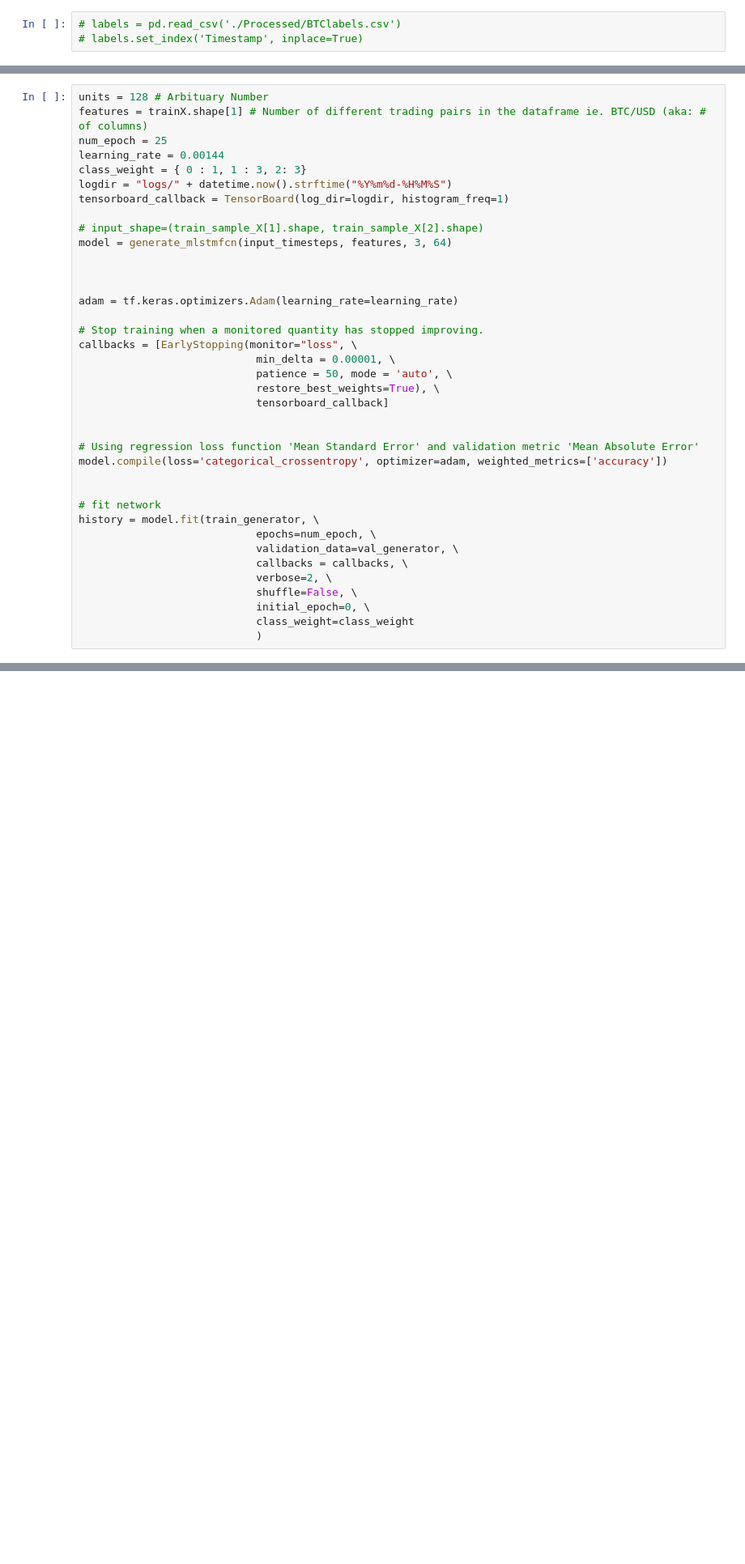
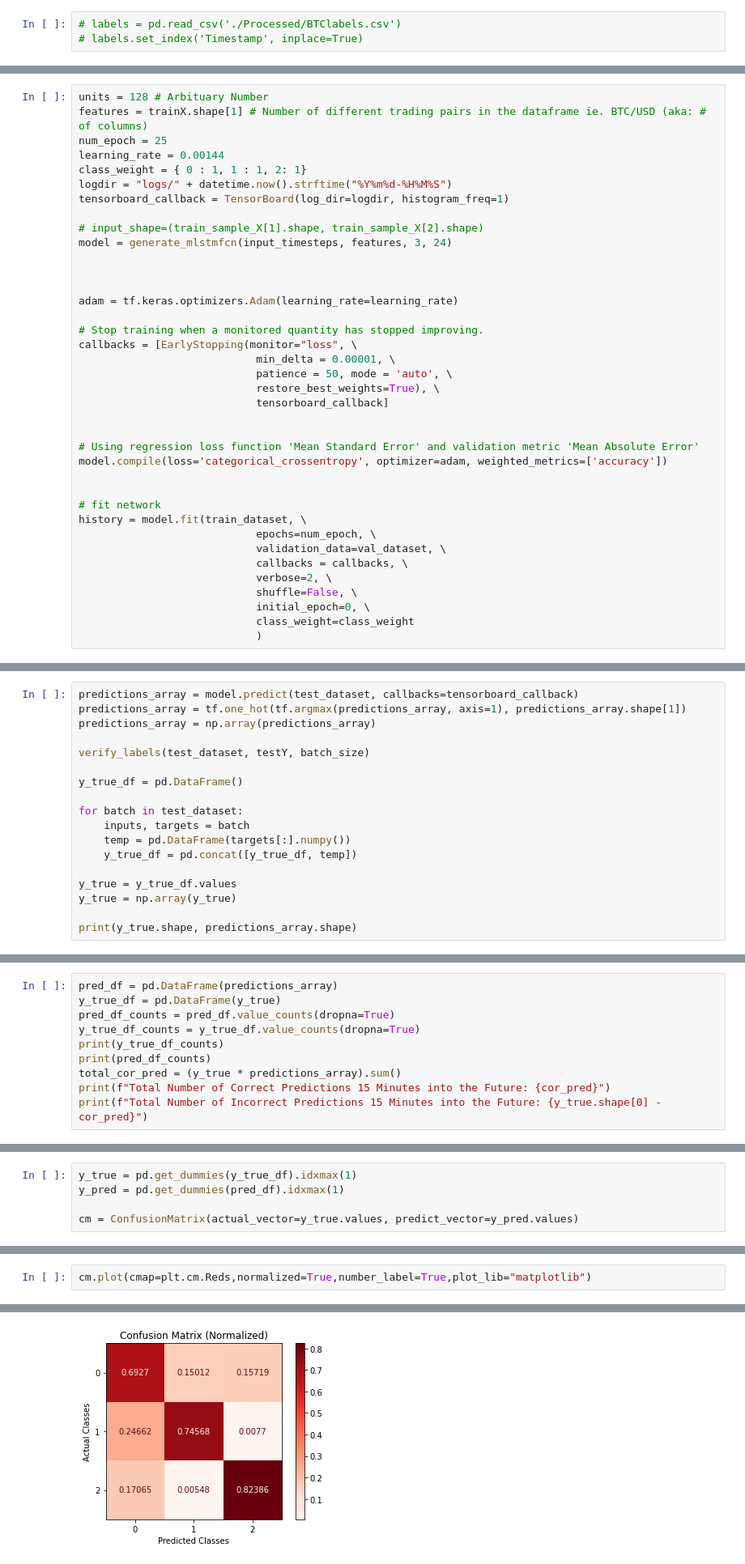
Before and after one commit to N4D1K-lgtm/AI-ML-Models-for-Time-Series-Prediction, a Jupyter notebook: AMLSTM-FCN/MultivariateLSTM.ipynb, the cells around one changed output, grey strips where cells are left out. Shown: that part at 81% size. Drawn from its saved outputs; the diff is of its cells as text; blank space fills up the shorter version.

Commit message:
Fixed Label Generator and Successfully Trained a Model

```diff
--- a/AMLSTM-FCN/MultivariateLSTM.ipynb
+++ b/AMLSTM-FCN/MultivariateLSTM.ipynb
@@ -216,12 +135,12 @@ units = 128 # Arbituary Number
 features = trainX.shape[1] # Number of different trading pairs in the dataframe ie. BTC/USD (aka: # of columns)
 num_epoch = 25
 learning_rate = 0.00144
-class_weight = { 0 : 1, 1 : 3, 2: 3}
+class_weight = { 0 : 1, 1 : 1, 2: 1}
 logdir = "logs/" + datetime.now().strftime("%Y%m%d-%H%M%S")
 tensorboard_callback = TensorBoard(log_dir=logdir, histogram_freq=1)
 
 # input_shape=(train_sample_X[1].shape, train_sample_X[2].shape)
-model = generate_mlstmfcn(input_timesteps, features, 3, 64)
+model = generate_mlstmfcn(input_timesteps, features, 3, 24)
 
 
 
@@ -240,9 +159,9 @@ model.compile(loss='categorical_crossentropy', optimizer=adam, weighted_metrics=
 
 
 # fit network
-history = model.fit(train_generator, \
+history = model.fit(train_dataset, \
                             epochs=num_epoch, \
-                            validation_data=val_generator, \
+                            validation_data=val_dataset, \
                             callbacks = callbacks, \
                             verbose=2, \
                             shuffle=False, \
@@ -311,0 +195,18 @@ plt.show()
+# %%
+predictions_array = model.predict(test_dataset, callbacks=tensorboard_callback)
+predictions_array = tf.one_hot(tf.argmax(predictions_array, axis=1), predictions_array.shape[1])
+predictions_array = np.array(predictions_array)
+
+verify_labels(test_dataset, testY, batch_size)
+
+y_true_df = pd.DataFrame()
+
+for batch in test_dataset:
+    inputs, targets = batch
+    temp = pd.DataFrame(targets[:].numpy())
+    y_true_df = pd.concat([y_true_df, temp])
+
+y_true = y_true_df.values
+y_true = np.array(y_true)
+
+print(y_true.shape, predictions_array.shape)
@@ -311,0 +217,10 @@ plt.show()
+# %%
+pred_df = pd.DataFrame(predictions_array)
+y_true_df = pd.DataFrame(y_true)
+pred_df_counts = pred_df.value_counts(dropna=True)
+y_true_df_counts = y_true_df.value_counts(dropna=True)
+print(y_true_df_counts)
+print(pred_df_counts)
+total_cor_pred = (y_true * predictions_array).sum()
+print(f"Total Number of Correct Predictions 15 Minutes into the Future: {cor_pred}")
+print(f"Total Number of Incorrect Predictions 15 Minutes into the Future: {y_true.shape[0] - cor_pred}")
@@ -311,0 +244,5 @@ plt.show()
+# %%
+y_true = pd.get_dummies(y_true_df).idxmax(1)
+y_pred = pd.get_dummies(pred_df).idxmax(1)
+
+cm = ConfusionMatrix(actual_vector=y_true.values, predict_vector=y_pred.values)
@@ -311,0 +269,3 @@ plt.show()
+# %%
+cm.plot(cmap=plt.cm.Reds,normalized=True,number_label=True,plot_lib="matplotlib")
+# %% [output]
@@ -312,2 +273,3 @@ plt.show()
+[figure, added]
 # %%
 %tensorboard --logdir ./logs/
```
Also changed, not shown: parts of 19 cells of this notebook, 4 other files.
